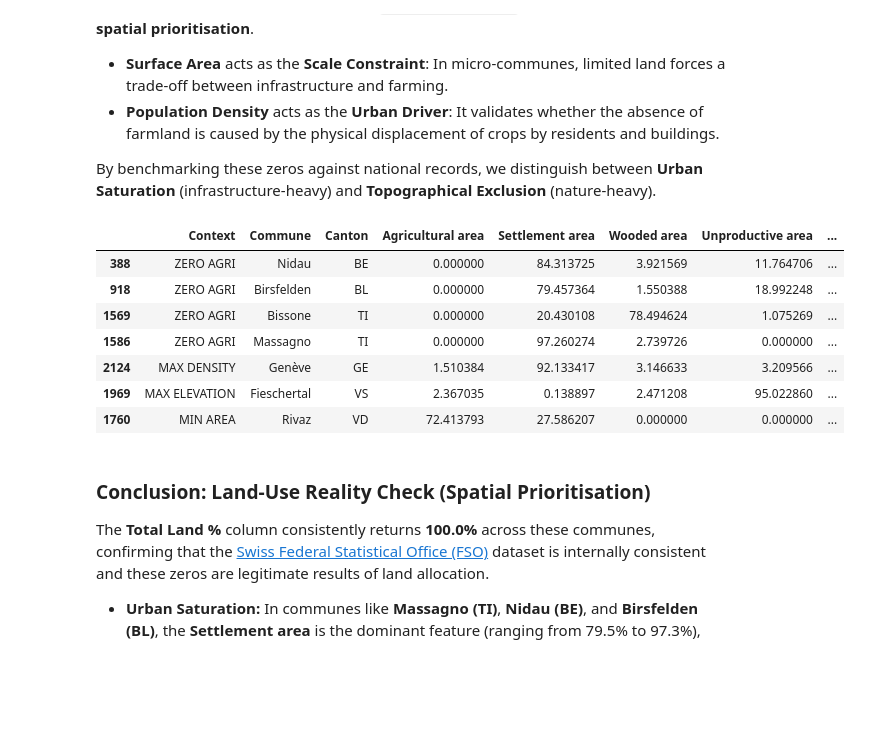
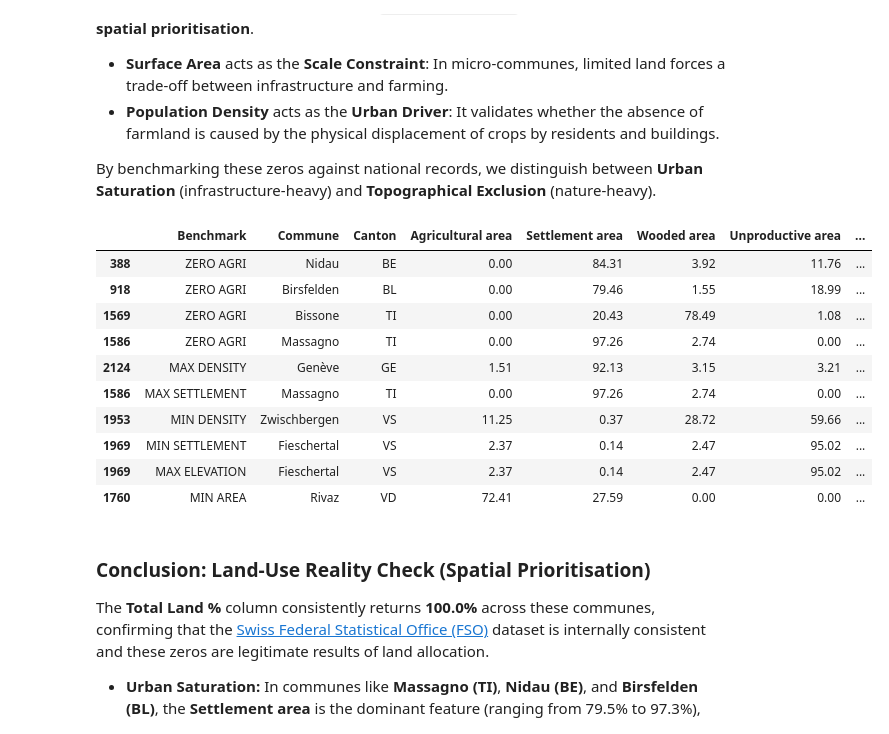
Before and after one commit to mamefatylo/EPFL_swiss_communes_project, a Jupyter notebook: communes_solution.ipynb, the cells around one changed output. Cells and saved outputs as stored; diff of their text form; code cells hidden in the pictures; blank space fills up the shorter version.

```diff
--- a/communes_solution.ipynb
+++ b/communes_solution.ipynb
@@ -38,13 +44,13 @@ The main steps are:
 import pandas as pd
 import numpy as np
 
-# A1. Load the CSV file into a Pandas DataFrame
-file_source = 'p1_communes.csv'
-df = pd.read_csv(file_source)
+# A1. Load dataset
+dataset_name = 'p1_communes.csv'
+df = pd.read_csv(dataset_name)
 
-# A2. Report the number of rows and columns in the dataset
-print(f"Dataset loaded: {file_source} | {df.shape[0]:,} rows x {df.shape[1]} columns")
+# A2. Report the number of rows and columns
+print(f'Loaded dataset: {dataset_name} | {df.shape[0]:,} rows x {df.shape[1]} columns')
 
-# A3. Display the first entries to confirm successful loading and column alignment
+# A3. Preview the first entries
 display(df.head())
 # %% [output]
@@ -348,37 +381,42 @@ To verify the integrity of the data where **`Agricultural area` is 0.0%**, we ap
 
 By benchmarking these zeros against national records, we distinguish between **Urban Saturation** (infrastructure-heavy) and **Topographical Exclusion** (nature-heavy).
 # %%
-# 1. Define targets for the Big Picture Reality Check
+# Targeted audit
 agri_targets = [
     (df[df['Agricultural area'] == 0], "ZERO AGRI"),
     (df.nlargest(1, 'Population density per km²'), "MAX DENSITY"),
+    (df.nlargest(1, 'Settlement area'), "MAX SETTLEMENT"),
+    (df.nsmallest(1, 'Population density per km²'), "MIN DENSITY"),
+    (df.nsmallest(1, 'Settlement area'), "MIN SETTLEMENT"),
     (df.nlargest(1, 'Elevation'), "MAX ELEVATION"),
     (df.nsmallest(1, 'Surface area in km²'), "MIN AREA")
 ]
 
-# 2. Build the comparison table
-# We keep only the variables that explain land allocation trade-offs
-agri_quality_report = pd.concat([res.assign(Context=label) for res, label in agri_targets])[[
-    'Context', 'Commune', 'Canton',
+# Build the comparison report
+agri_quality_report = pd.concat([res.assign(Benchmark=label) for res, label in agri_targets])[[
+    'Benchmark', 'Commune', 'Canton',
     'Agricultural area', 'Settlement area', 'Wooded area', 'Unproductive area',
-    'Surface area in km²', 'Elevation'
+    'Surface area in km²', 'Population density per km²', 'Elevation'
 ]]
 
-# 3. Validation: Sum to 100% check
+# Validation (sum to 100%)
 agri_quality_report['Total Land %'] = agri_quality_report[
     ['Agricultural area', 'Settlement area', 'Wooded area', 'Unproductive area']
 ].sum(axis=1)
 
-display(agri_quality_report)
+display(agri_quality_report.round(2))
 # %% [output]
-|  | Context | Commune | Canton | Agricultural area | Settlement area | Wooded area | Unproductive area | ... |
-| 388 | ZERO AGRI | Nidau | BE | 0.000000 | 84.313725 | 3.921569 | 11.764706 | ... |
-| 918 | ZERO AGRI | Birsfelden | BL | 0.000000 | 79.457364 | 1.550388 | 18.992248 | ... |
-| 1569 | ZERO AGRI | Bissone | TI | 0.000000 | 20.430108 | 78.494624 | 1.075269 | ... |
-| 1586 | ZERO AGRI | Massagno | TI | 0.000000 | 97.260274 | 2.739726 | 0.000000 | ... |
-| 2124 | MAX DENSITY | Genève | GE | 1.510384 | 92.133417 | 3.146633 | 3.209566 | ... |
-| 1969 | MAX ELEVATION | Fieschertal | VS | 2.367035 | 0.138897 | 2.471208 | 95.022860 | ... |
-| 1760 | MIN AREA | Rivaz | VD | 72.413793 | 27.586207 | 0.000000 | 0.000000 | ... |
+|  | Benchmark | Commune | Canton | Agricultural area | Settlement area | Wooded area | Unproductive area | ... |
+| 388 | ZERO AGRI | Nidau | BE | 0.00 | 84.31 | 3.92 | 11.76 | ... |
+| 918 | ZERO AGRI | Birsfelden | BL | 0.00 | 79.46 | 1.55 | 18.99 | ... |
+| 1569 | ZERO AGRI | Bissone | TI | 0.00 | 20.43 | 78.49 | 1.08 | ... |
+| 1586 | ZERO AGRI | Massagno | TI | 0.00 | 97.26 | 2.74 | 0.00 | ... |
+| 2124 | MAX DENSITY | Genève | GE | 1.51 | 92.13 | 3.15 | 3.21 | ... |
+| 1586 | MAX SETTLEMENT | Massagno | TI | 0.00 | 97.26 | 2.74 | 0.00 | ... |
+| 1953 | MIN DENSITY | Zwischbergen | VS | 11.25 | 0.37 | 28.72 | 59.66 | ... |
+| 1969 | MIN SETTLEMENT | Fieschertal | VS | 2.37 | 0.14 | 2.47 | 95.02 | ... |
+| 1969 | MAX ELEVATION | Fieschertal | VS | 2.37 | 0.14 | 2.47 | 95.02 | ... |
+| 1760 | MIN AREA | Rivaz | VD | 72.41 | 27.59 | 0.00 | 0.00 | ... |
 # %% [markdown]
 ### Conclusion: Land-Use Reality Check (Spatial Prioritisation)
 
```
Also changed, not shown: parts of 26 cells of this notebook.
